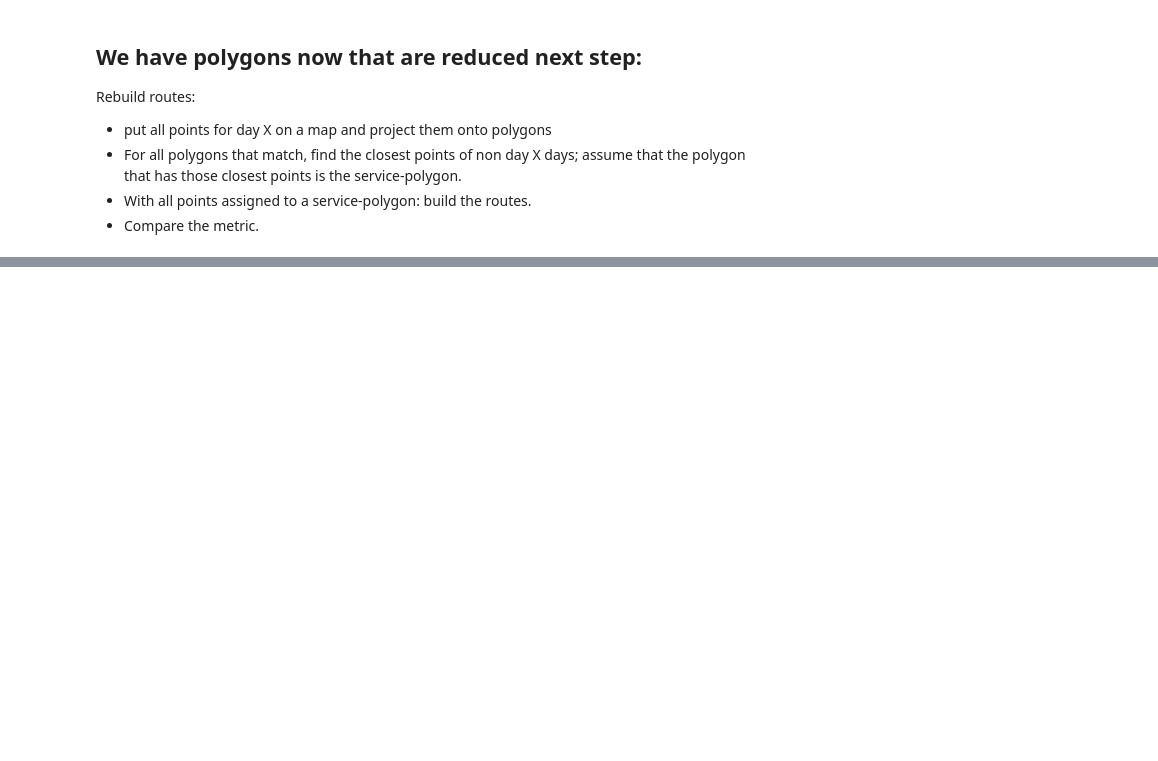
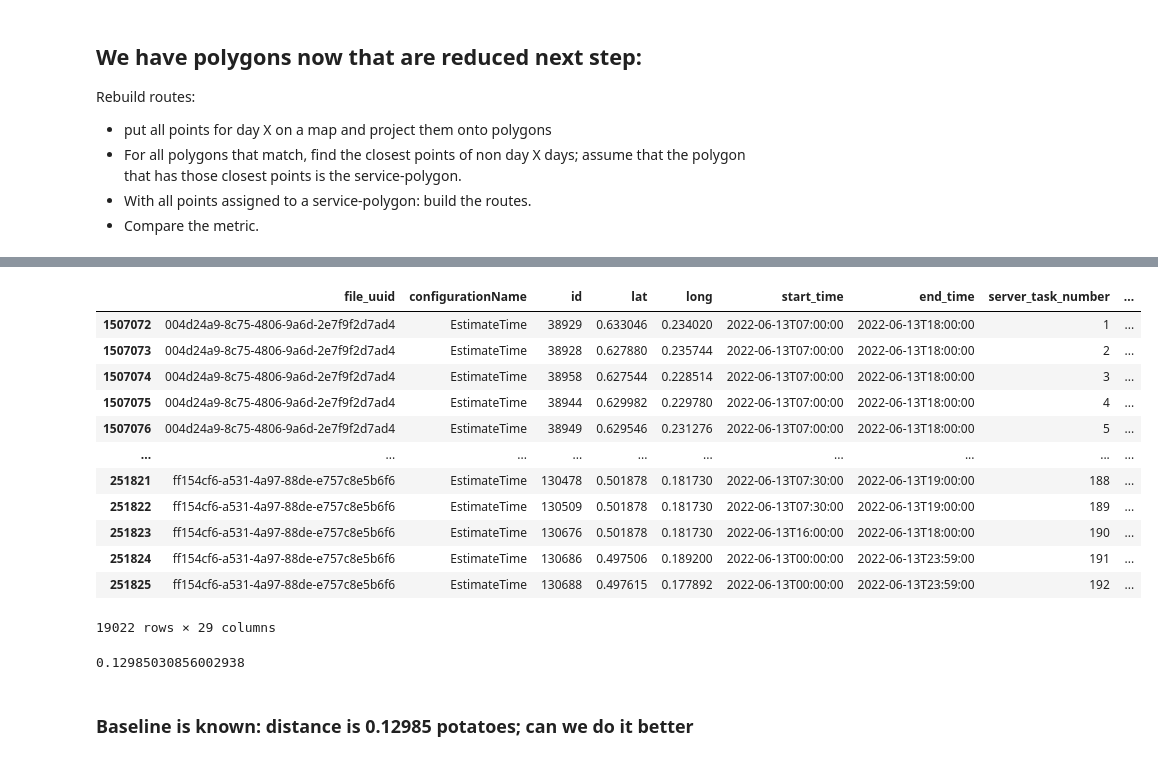
Before and after one commit to Frederic-P/learning-driver-preferences, a Jupyter notebook: notebooks/GIS-based_cluster.ipynb, the cells around one changed output, grey strips where cells are left out. Cells and saved outputs as stored; diff of their text form; code cells hidden in the pictures; blank space fills up the shorter version.

```diff
--- a/notebooks/GIS-based_cluster.ipynb
+++ b/notebooks/GIS-based_cluster.ipynb
@@ -60,4 +78,6 @@ request_df
 # %%
 ## Get average route distances (from helper tool)
 request_df = f.calculate_distances(request_df, 'stop_order')
+# %%
+driven_df = request_df.query('request_day_route_is_last==True')
 # %%
@@ -259,0 +289,22 @@ Rebuild routes:
+# %%
+day = "2022-06-13"
+
+###leave below section alone:
+
+day_df = driven_df.query('route_date==@day').copy()
+# %%
+day_df
+# %% [output]
+|  | file_uuid | configurationName | id | lat | long | start_time | end_time | server_task_number | ... |
+| 1507072 | 004d24a9-8c75-4806-9a6d-2e7f9f2d7ad4 | EstimateTime | 38929 | 0.633046 | 0.234020 | 2022-06-13T07:00:00 | 2022-06-13T18:00:00 | 1 | ... |
+| 1507073 | 004d24a9-8c75-4806-9a6d-2e7f9f2d7ad4 | EstimateTime | 38928 | 0.627880 | 0.235744 | 2022-06-13T07:00:00 | 2022-06-13T18:00:00 | 2 | ... |
+| 1507074 | 004d24a9-8c75-4806-9a6d-2e7f9f2d7ad4 | EstimateTime | 38958 | 0.627544 | 0.228514 | 2022-06-13T07:00:00 | 2022-06-13T18:00:00 | 3 | ... |
+| 1507075 | 004d24a9-8c75-4806-9a6d-2e7f9f2d7ad4 | EstimateTime | 38944 | 0.629982 | 0.229780 | 2022-06-13T07:00:00 | 2022-06-13T18:00:00 | 4 | ... |
+| 1507076 | 004d24a9-8c75-4806-9a6d-2e7f9f2d7ad4 | EstimateTime | 38949 | 0.629546 | 0.231276 | 2022-06-13T07:00:00 | 2022-06-13T18:00:00 | 5 | ... |
+| ... | ... | ... | ... | ... | ... | ... | ... | ... | ... |
+| 251821 | ff154cf6-a531-4a97-88de-e757c8e5b6f6 | EstimateTime | 130478 | 0.501878 | 0.181730 | 2022-06-13T07:30:00 | 2022-06-13T19:00:00 | 188 | ... |
+| 251822 | ff154cf6-a531-4a97-88de-e757c8e5b6f6 | EstimateTime | 130509 | 0.501878 | 0.181730 | 2022-06-13T07:30:00 | 2022-06-13T19:00:00 | 189 | ... |
+| 251823 | ff154cf6-a531-4a97-88de-e757c8e5b6f6 | EstimateTime | 130676 | 0.501878 | 0.181730 | 2022-06-13T16:00:00 | 2022-06-13T18:00:00 | 190 | ... |
+| 251824 | ff154cf6-a531-4a97-88de-e757c8e5b6f6 | EstimateTime | 130686 | 0.497506 | 0.189200 | 2022-06-13T00:00:00 | 2022-06-13T23:59:00 | 191 | ... |
+| 251825 | ff154cf6-a531-4a97-88de-e757c8e5b6f6 | EstimateTime | 130688 | 0.497615 | 0.177892 | 2022-06-13T00:00:00 | 2022-06-13T23:59:00 | 192 | ... |
+19022 rows × 29 columns
@@ -259,0 +378,6 @@ Rebuild routes:
+# %%
+np.mean(list(distances_of_original_routes.values()))
+# %% [output]
+0.12985030856002938
+# %% [markdown]
+### Baseline is known: distance is 0.12985 potatoes; can we do it better
```
Also changed, not shown: parts of 20 cells of this notebook, 2 other files.
